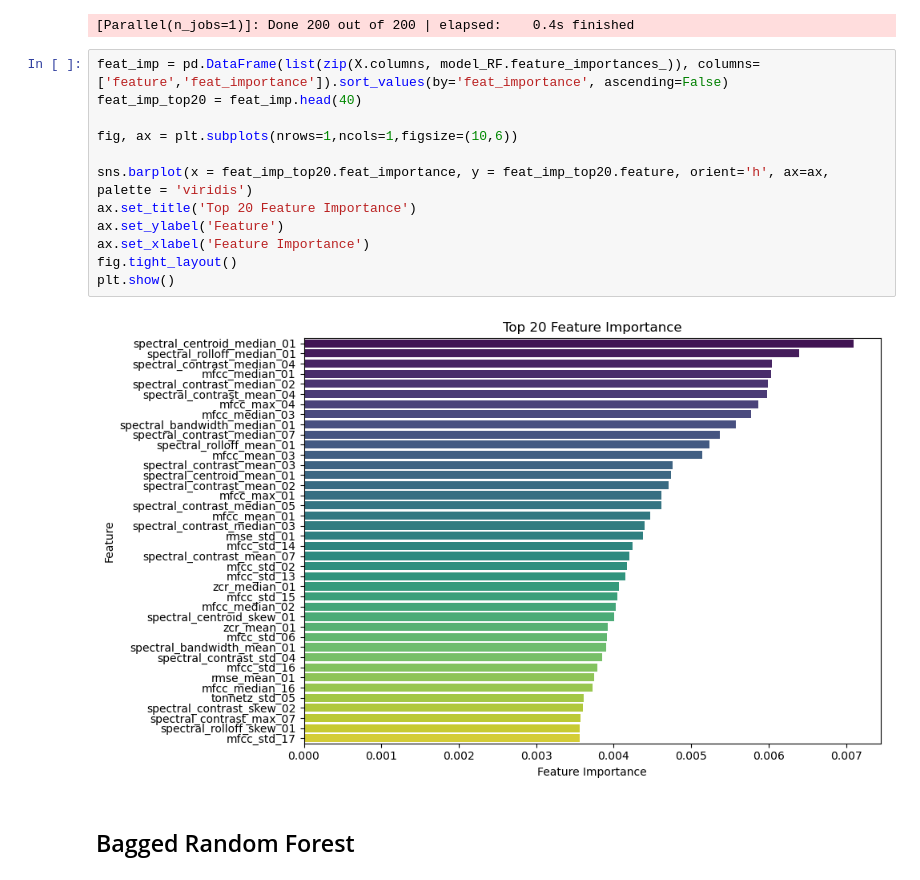
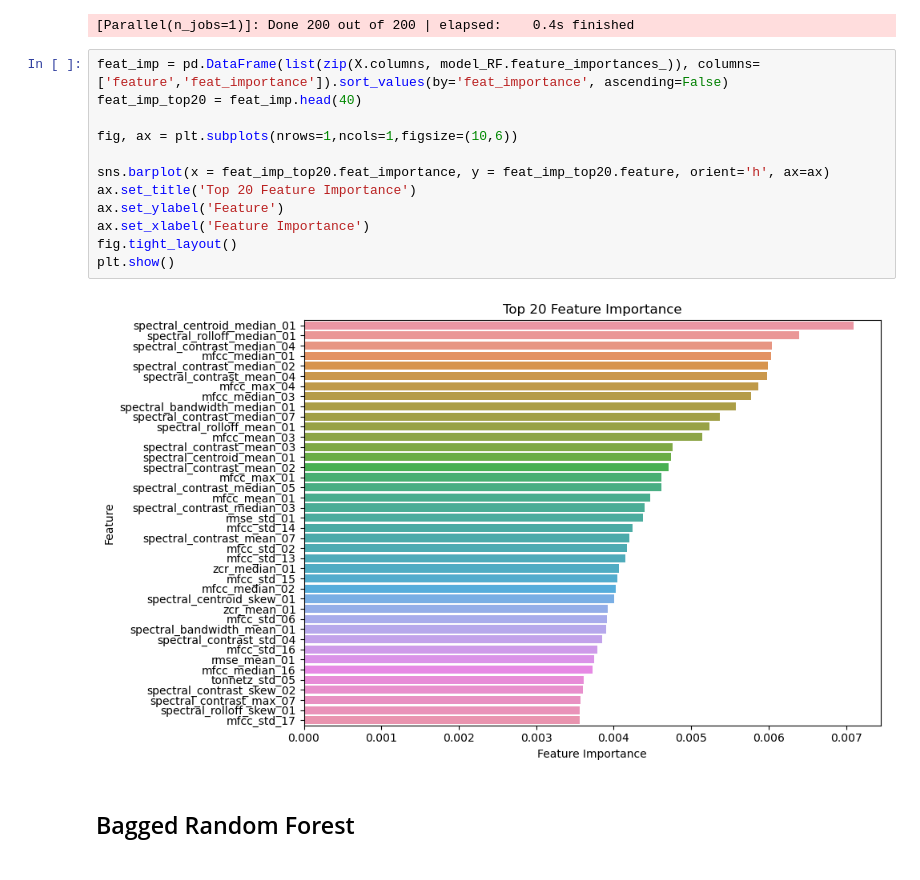
Before and after one commit to tobias-schnabel/sml-practical, a Jupyter notebook: Max.ipynb, the cells around one changed output. Saved outputs shown, nothing was run; the diff lists cells and outputs as text.

```diff
--- a/Max.ipynb
+++ b/Max.ipynb
@@ -294,17 +294,17 @@ Test score: 0.558
 # %%
 feat_imp = pd.DataFrame(list(zip(X.columns, model_RF.feature_importances_)), columns=['feature','feat_importance']).sort_values(by='feat_importance', ascending=False)
 feat_imp_top20 = feat_imp.head(40)
 
 fig, ax = plt.subplots(nrows=1,ncols=1,figsize=(10,6))
 
-sns.barplot(x = feat_imp_top20.feat_importance, y = feat_imp_top20.feature, orient='h', ax=ax, palette = 'viridis')
+sns.barplot(x = feat_imp_top20.feat_importance, y = feat_imp_top20.feature, orient='h', ax=ax)
 ax.set_title('Top 20 Feature Importance')
 ax.set_ylabel('Feature')
 ax.set_xlabel('Feature Importance')
 fig.tight_layout()
 plt.show()
 # %% [output]
-[figure, old version]
+[figure, new version]
 # %% [markdown]
 ## Bagged Random Forest
 # %%
```
Also changed, not shown: parts of 10 cells of this notebook, 2 other files.
